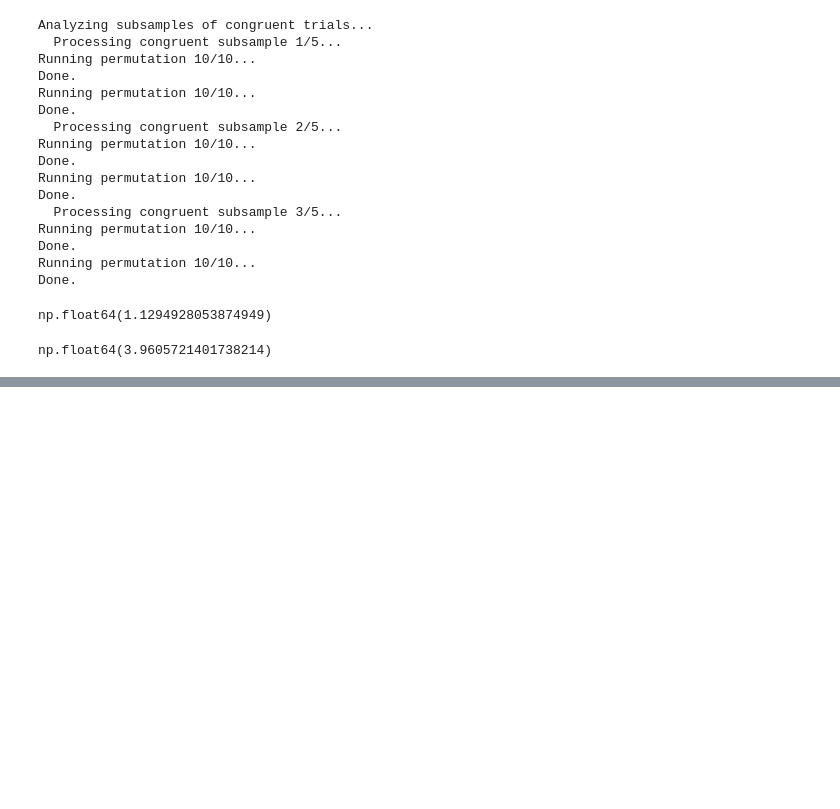
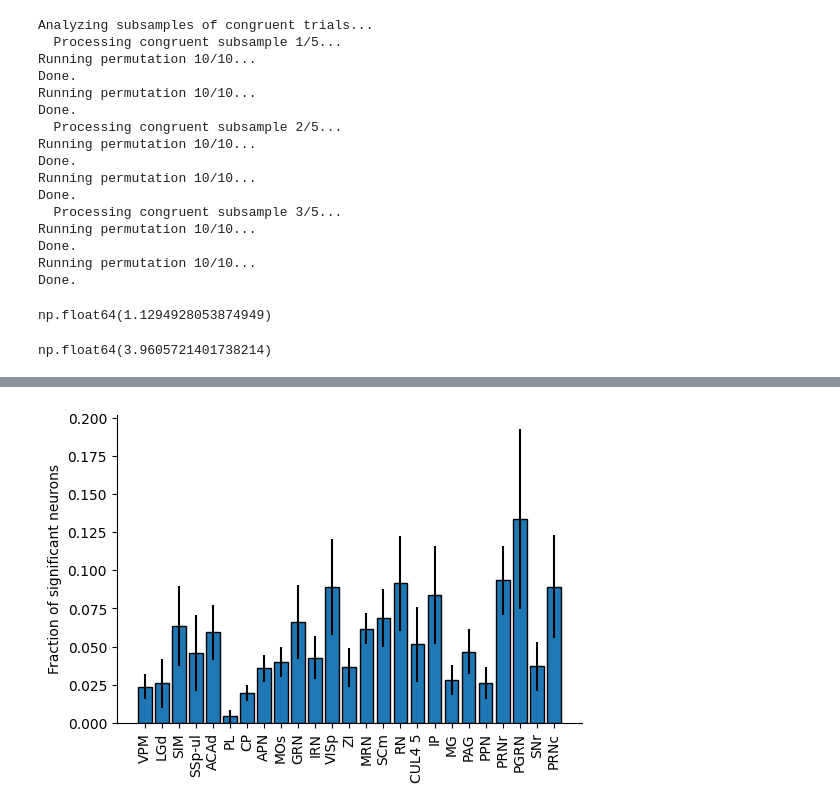
Before and after one commit to debottamKundu/ibl-partial-info-decomp, a Jupyter notebook: notebooks/compare_decoders.ipynb, the cells around one changed output, grey strips where cells are left out. Saved outputs shown, nothing was run; the diff lists cells and outputs as text; code cells hidden in the pictures; blank space fills up the shorter version.

```diff
--- a/notebooks/compare_decoders.ipynb
+++ b/notebooks/compare_decoders.ipynb
@@ -375,0 +486,27 @@ np.float64(3.9605721401738214)
+# %%
+with open("../data/generated/region_wise.pkl", "rb") as f:
+    data = pkl.load(f)
+# %%
+data_array_means = []
+data_array_stds = []
+counts = []
+names = []
+for k in data.keys():
+    fracs = data[k]
+    data_array_means.append(np.mean(fracs))
+    data_array_stds.append(np.std(fracs))
+    counts.append(len(fracs))
+    names.append(k)
+# %%
+fig, ax = plt.subplots(figsize=(6, 4))
+plt.bar(
+    np.arange(len(data_array_means)),
+    data_array_means,
+    yerr=data_array_stds / np.sqrt(counts),
+    edgecolor="k",
+)
+ax.set_ylabel("Fraction of significant neurons")
+ax.set_xticks(np.arange(len(counts)), names, rotation=90)
+sns.despine()
+# %% [output]
+[figure, added]
```
Also changed, not shown: parts of 12 cells of this notebook, 2 other files.
